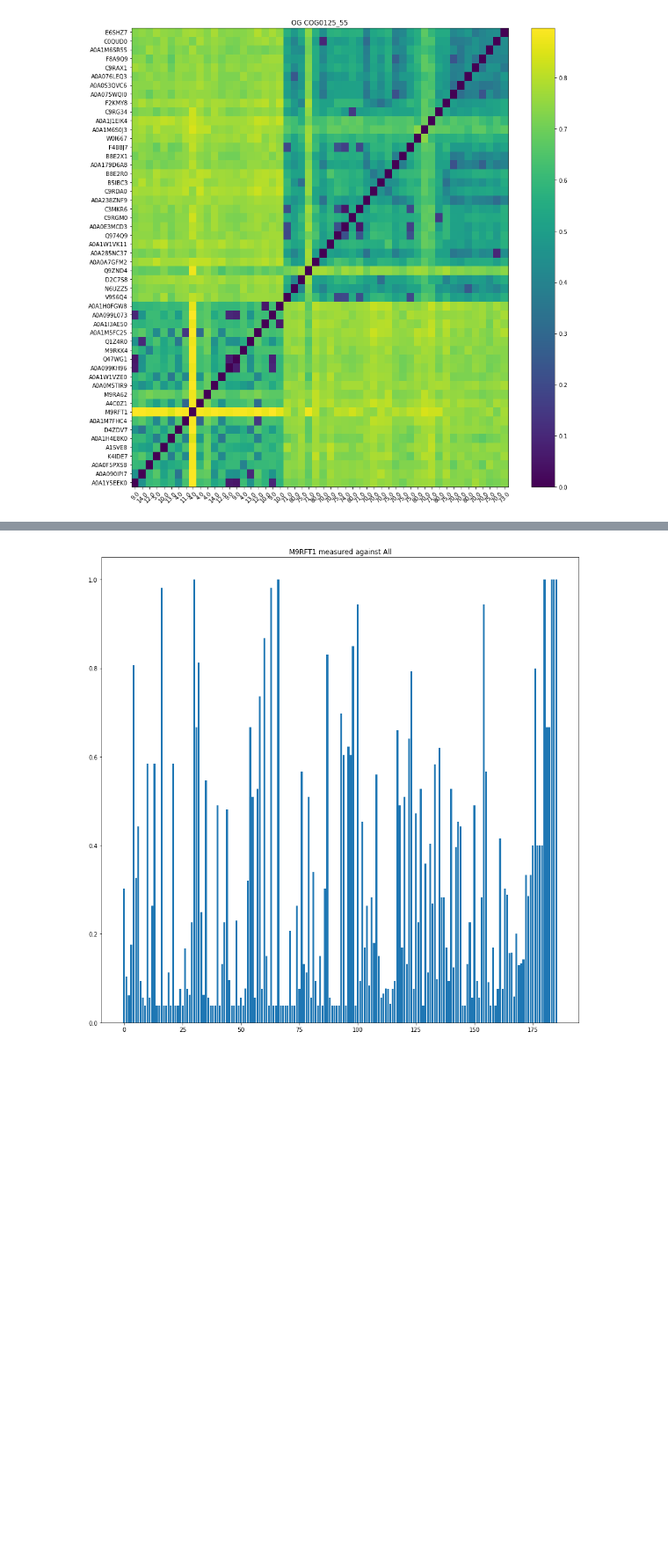
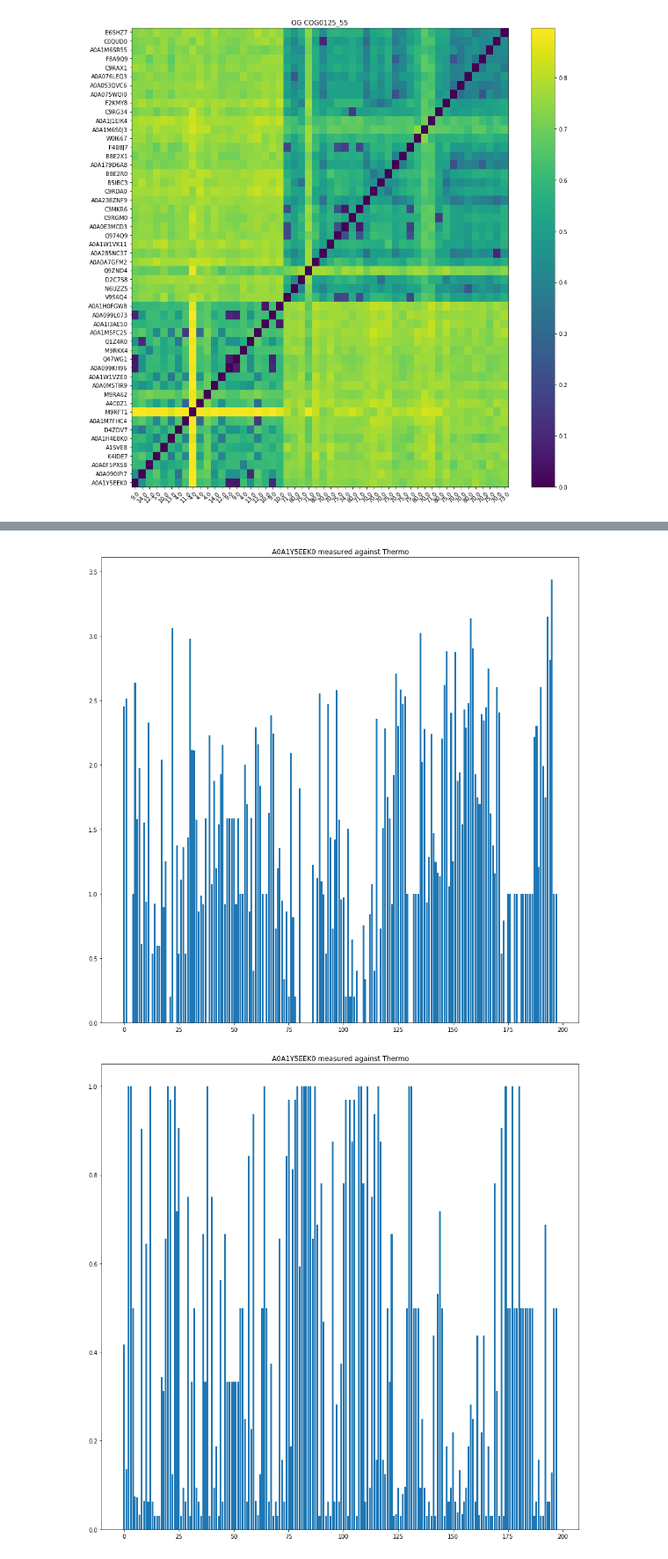
Before and after one commit to Umbriona/cycle_gan, a Jupyter notebook: scripts/Analysing_NOG.ipynb, the cells around one changed output, grey strips where cells are left out. Shown: that part at 88% size. Cells and saved outputs as stored; diff of their text form; code cells hidden in the pictures; blank space fills up the shorter version.

Commit message:
Adding functionality of entropy calculation for each residue

```diff
--- a/scripts/Analysing_NOG.ipynb
+++ b/scripts/Analysing_NOG.ipynb
@@ -165,7 +146,10 @@ Usage: clustalo [-hv] [-i {<file>,-}] [--hmm-in=<file>]... [--hmm-batch=<file>]
 # %%
 import matplotlib.pyplot as plt
 import numpy as np
+import math
 from Bio import SeqIO
+
+AAS = 'ACDEFGHIKLMNPQRSTVWYX'
 
 def import_alignment(name):
     dict_alignment_all    = {'id':[], 'ogt':[], 'seq':[]}
@@ -226,6 +210,33 @@ def prob_mutation(seq, idx, msa_aa):
 
     return np.array(same_counts_per_residue)/np.array(total_counts_per_residue), insertion_site
 
+def residy_entropy(seq, idx, msa_aa):
+    total_counts_per_residue = []
+    insertion_site = np.zeros((len(idx),))
+    for index, res_aa in enumerate(msa_aa):
+        count_residue = 1
+        for aa in res_aa:
+            if aa is not '-':
+                count_residue += 1
+        total_counts_per_residue.append(count_residue)
+        if all(np.array(res_aa) == '-'):
+            insertion_site[index] = 1
+
+    entropy_per_residue = []
+    for i, res_aa in enumerate(msa_aa):
+        counts_aa = {aa:0 for aa in AAS}
+        for aa in res_aa:
+            if aa is not '-':
+                counts_aa[aa] += 1
+        counts_aa[seq[idx[i]]] += 1
+        entropy=0
+        for key in counts_aa.keys():
+            tmp = counts_aa[key] / total_counts_per_residue[i]
+            if tmp != 0:
+                entropy -= tmp * math.log(tmp, 2)
+        entropy_per_residue.append(entropy)
+    return np.array(entropy_per_residue), insertion_site
+
 def plot_prob_aa(prob_per_residue, insertions, id_, dict_):
     fig = plt.figure(figsize=[15,15])
     patches = plt.bar(np.arange(len(prob_per_residue)), prob_per_residue)
@@ -236,17 +247,20 @@ def plot_prob_aa(prob_per_residue, insertions, id_, dict_):
 # %%
 name = "COG0066_52.ali"
 dicts = import_alignment(name)
-dict_name = 'All'
+dict_name = 'Thermo'
 seq_dict = 'Meso'
-seq = dicts[seq_dict]['seq'][8]
-id_ = dicts[seq_dict]['id'][8]
+seq = dicts[seq_dict]['seq'][0]
+id_ = dicts[seq_dict]['id'][0]
 
 index = index_aa(seq)
 msa_aa = aa_at_index(index, dicts[dict_name])
+prob_per_residue, insertions = residy_entropy(seq, index, msa_aa)
+plot_prob_aa(prob_per_residue, insertions, id_, dict_name)
 prob_per_residue, insertions = prob_mutation(seq, index, msa_aa)
 plot_prob_aa(prob_per_residue, insertions, id_, dict_name)
 # %% [output]
-[figure, old version]
+[figure, new version]
+[figure, added]
 # %%
 
 dicts[dict_name]
```
Also changed, not shown: parts of 1 cell of this notebook.
